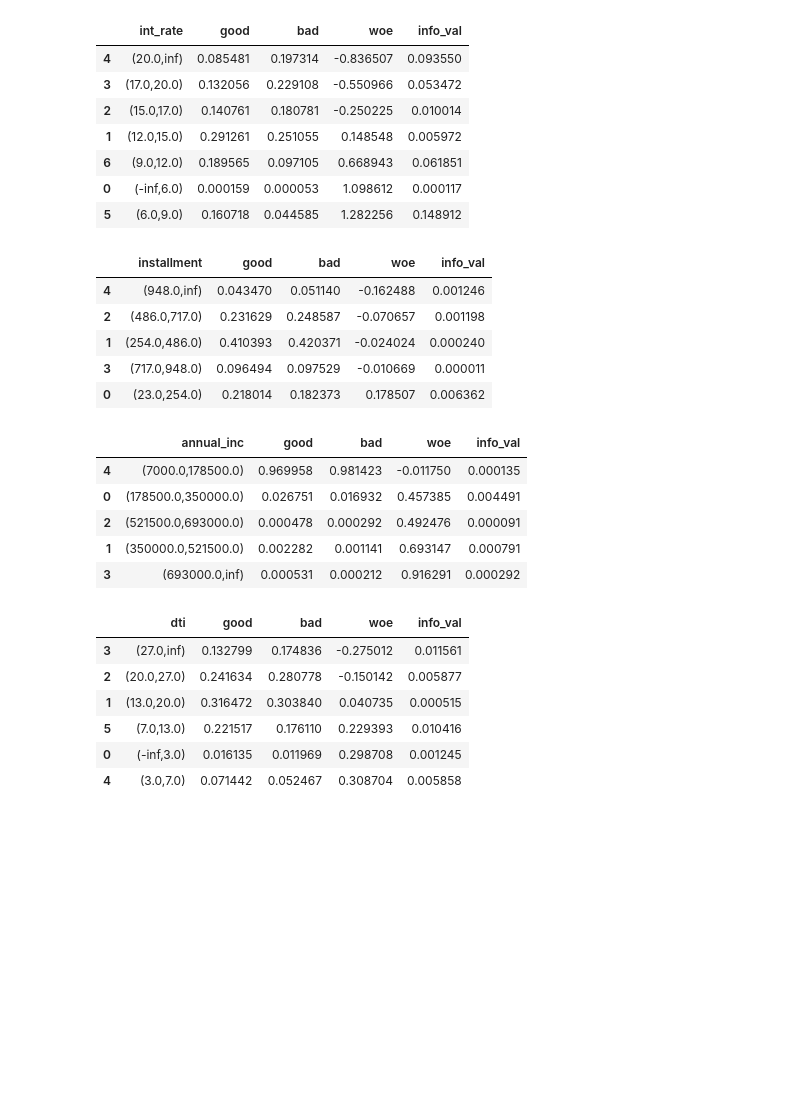
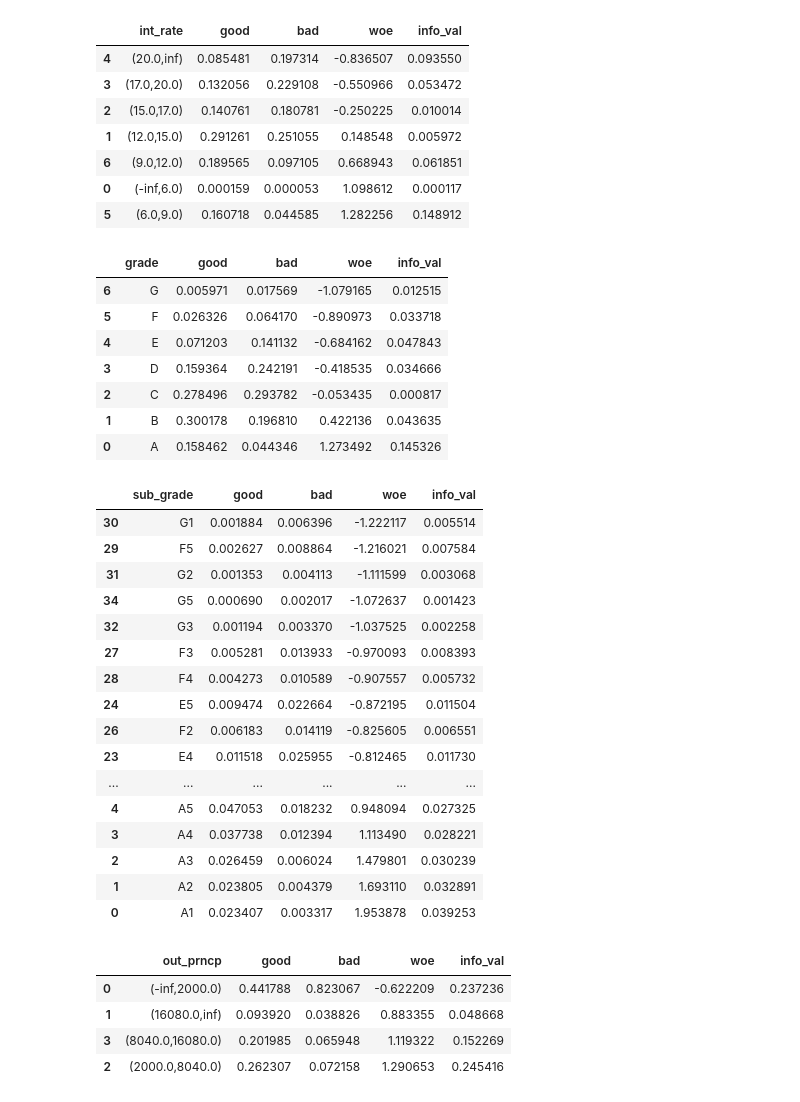
Before and after one commit to FabioSol/StonksBank, a Jupyter notebook: pd_modeling/report.ipynb, the cells around one changed output. Cells and saved outputs as stored; diff of their text form; code cells hidden in the pictures; blank space fills up the shorter version.

```diff
--- a/pd_modeling/report.ipynb
+++ b/pd_modeling/report.ipynb
@@ -179,30 +181,41 @@ woe_t.woe_mappings["int_rate"]
 | 0 | (-inf,6.0) | 0.000159 | 0.000053 | 1.098612 | 0.000117 |
 | 5 | (6.0,9.0) | 0.160718 | 0.044585 | 1.282256 | 0.148912 |
 # %%
-woe_t.woe_mappings["installment"]
+woe_t.woe_mappings["grade"]
 # %% [output]
-|  | installment | good | bad | woe | info_val |
-| 4 | (948.0,inf) | 0.043470 | 0.051140 | -0.162488 | 0.001246 |
-| 2 | (486.0,717.0) | 0.231629 | 0.248587 | -0.070657 | 0.001198 |
-| 1 | (254.0,486.0) | 0.410393 | 0.420371 | -0.024024 | 0.000240 |
-| 3 | (717.0,948.0) | 0.096494 | 0.097529 | -0.010669 | 0.000011 |
-| 0 | (23.0,254.0) | 0.218014 | 0.182373 | 0.178507 | 0.006362 |
+|  | grade | good | bad | woe | info_val |
+| 6 | G | 0.005971 | 0.017569 | -1.079165 | 0.012515 |
+| 5 | F | 0.026326 | 0.064170 | -0.890973 | 0.033718 |
+| 4 | E | 0.071203 | 0.141132 | -0.684162 | 0.047843 |
+| 3 | D | 0.159364 | 0.242191 | -0.418535 | 0.034666 |
+| 2 | C | 0.278496 | 0.293782 | -0.053435 | 0.000817 |
+| 1 | B | 0.300178 | 0.196810 | 0.422136 | 0.043635 |
+| 0 | A | 0.158462 | 0.044346 | 1.273492 | 0.145326 |
 # %%
-woe_t.woe_mappings["annual_inc"]
+woe_t.woe_mappings["sub_grade"]
 # %% [output]
-|  | annual_inc | good | bad | woe | info_val |
-| 4 | (7000.0,178500.0) | 0.969958 | 0.981423 | -0.011750 | 0.000135 |
-| 0 | (178500.0,350000.0) | 0.026751 | 0.016932 | 0.457385 | 0.004491 |
-| 2 | (521500.0,693000.0) | 0.000478 | 0.000292 | 0.492476 | 0.000091 |
-| 1 | (350000.0,521500.0) | 0.002282 | 0.001141 | 0.693147 | 0.000791 |
-| 3 | (693000.0,inf) | 0.000531 | 0.000212 | 0.916291 | 0.000292 |
+|  | sub_grade | good | bad | woe | info_val |
+| 30 | G1 | 0.001884 | 0.006396 | -1.222117 | 0.005514 |
+| 29 | F5 | 0.002627 | 0.008864 | -1.216021 | 0.007584 |
+| 31 | G2 | 0.001353 | 0.004113 | -1.111599 | 0.003068 |
+| 34 | G5 | 0.000690 | 0.002017 | -1.072637 | 0.001423 |
+| 32 | G3 | 0.001194 | 0.003370 | -1.037525 | 0.002258 |
+| 27 | F3 | 0.005281 | 0.013933 | -0.970093 | 0.008393 |
+| 28 | F4 | 0.004273 | 0.010589 | -0.907557 | 0.005732 |
+| 24 | E5 | 0.009474 | 0.022664 | -0.872195 | 0.011504 |
+| 26 | F2 | 0.006183 | 0.014119 | -0.825605 | 0.006551 |
+| 23 | E4 | 0.011518 | 0.025955 | -0.812465 | 0.011730 |
+| ... | ... | ... | ... | ... | ... |
+| 4 | A5 | 0.047053 | 0.018232 | 0.948094 | 0.027325 |
+| 3 | A4 | 0.037738 | 0.012394 | 1.113490 | 0.028221 |
+| 2 | A3 | 0.026459 | 0.006024 | 1.479801 | 0.030239 |
+| 1 | A2 | 0.023805 | 0.004379 | 1.693110 | 0.032891 |
+| 0 | A1 | 0.023407 | 0.003317 | 1.953878 | 0.039253 |
 # %%
-woe_t.woe_mappings["dti"]
+woe_t.woe_mappings["out_prncp"]
 # %% [output]
-|  | dti | good | bad | woe | info_val |
-| 3 | (27.0,inf) | 0.132799 | 0.174836 | -0.275012 | 0.011561 |
-| 2 | (20.0,27.0) | 0.241634 | 0.280778 | -0.150142 | 0.005877 |
-| 1 | (13.0,20.0) | 0.316472 | 0.303840 | 0.040735 | 0.000515 |
-| 5 | (7.0,13.0) | 0.221517 | 0.176110 | 0.229393 | 0.010416 |
-| 0 | (-inf,3.0) | 0.016135 | 0.011969 | 0.298708 | 0.001245 |
-| 4 | (3.0,7.0) | 0.071442 | 0.052467 | 0.308704 | 0.005858 |
+|  | out_prncp | good | bad | woe | info_val |
+| 0 | (-inf,2000.0) | 0.441788 | 0.823067 | -0.622209 | 0.237236 |
+| 1 | (16080.0,inf) | 0.093920 | 0.038826 | 0.883355 | 0.048668 |
+| 3 | (8040.0,16080.0) | 0.201985 | 0.065948 | 1.119322 | 0.152269 |
+| 2 | (2000.0,8040.0) | 0.262307 | 0.072158 | 1.290653 | 0.245416 |
```
Also changed, not shown: parts of 8 cells of this notebook.
